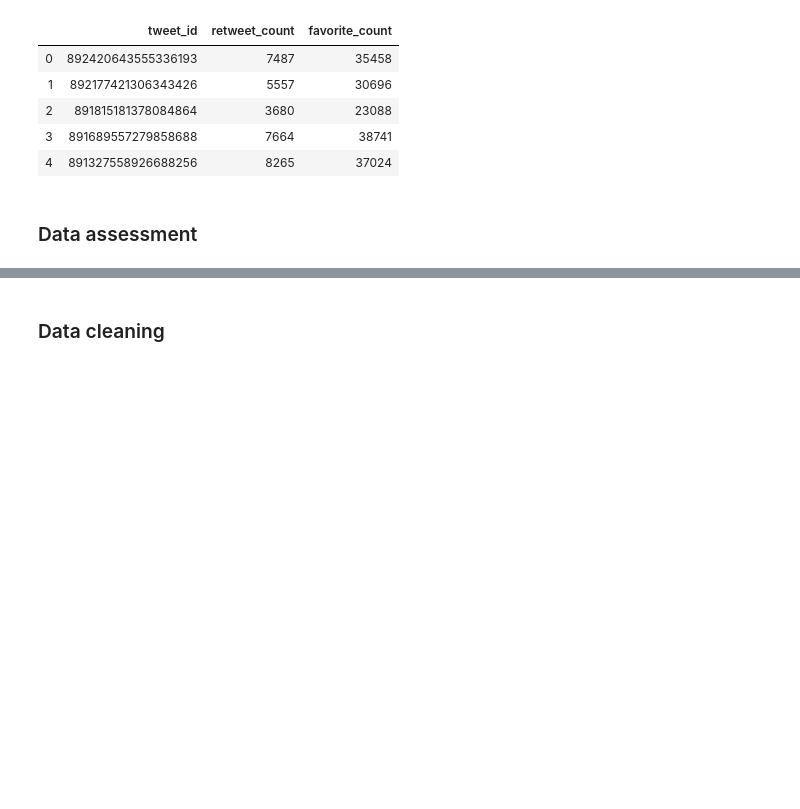
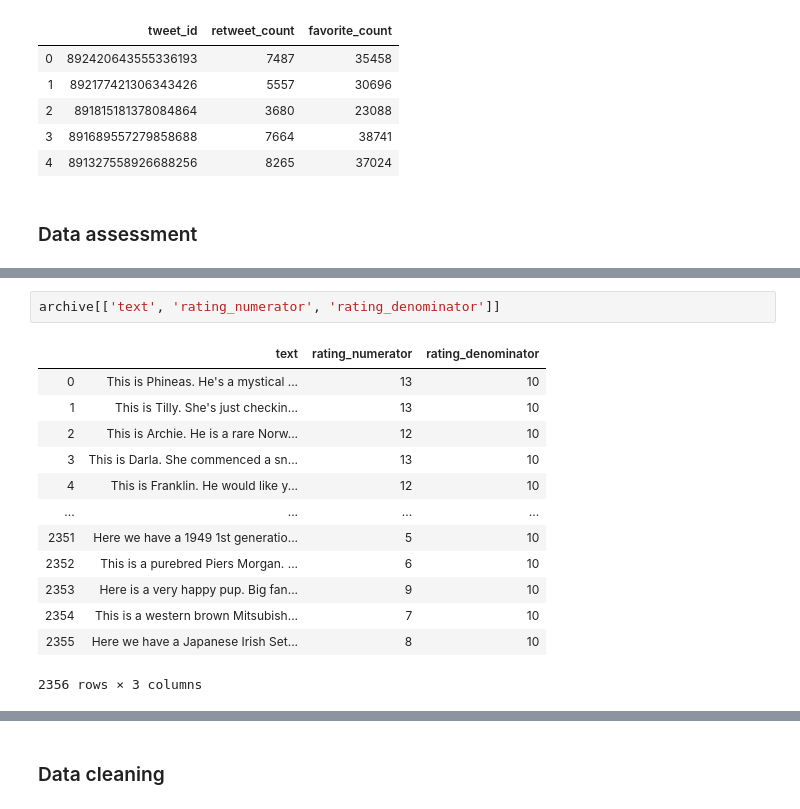
Before and after one commit to pamely/data-wrangling, a Jupyter notebook: src/wrangle_act.ipynb, the cells around one changed output, grey strips where cells are left out. Cells and saved outputs as stored; diff of their text form; blank space fills up the shorter version.

```diff
--- a/src/wrangle_act.ipynb
+++ b/src/wrangle_act.ipynb
@@ -262,0 +371,16 @@ df_tweet_json.head()
+# %%
+archive[['text', 'rating_numerator', 'rating_denominator']]
+# %% [output]
+|  | text | rating_numerator | rating_denominator |
+| 0 | This is Phineas. He's a mystical ... | 13 | 10 |
+| 1 | This is Tilly. She's just checkin... | 13 | 10 |
+| 2 | This is Archie. He is a rare Norw... | 12 | 10 |
+| 3 | This is Darla. She commenced a sn... | 13 | 10 |
+| 4 | This is Franklin. He would like y... | 12 | 10 |
+| ... | ... | ... | ... |
+| 2351 | Here we have a 1949 1st generatio... | 5 | 10 |
+| 2352 | This is a purebred Piers Morgan. ... | 6 | 10 |
+| 2353 | Here is a very happy pup. Big fan... | 9 | 10 |
+| 2354 | This is a western brown Mitsubish... | 7 | 10 |
+| 2355 | Here we have a Japanese Irish Set... | 8 | 10 |
+2356 rows × 3 columns
```
Also changed, not shown: parts of 167 cells of this notebook.
